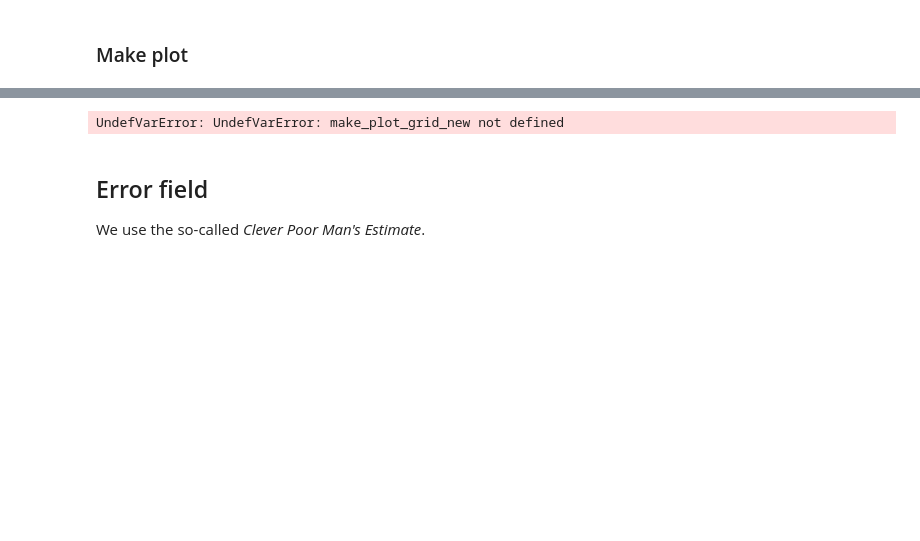
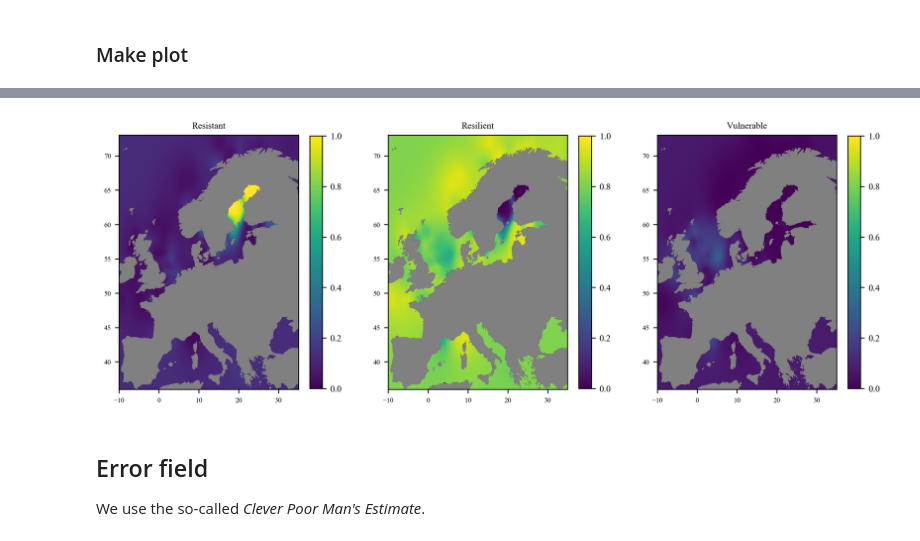
Before and after one commit to gher-uliege/DIVAndNN.jl, a Jupyter notebook: notebooks/make_benthos_products.ipynb, the cells around one changed output, grey strips where cells are left out. Drawn from its saved outputs; the diff is of its cells as text; code cells hidden in the pictures; blank space fills up the shorter version.

```diff
--- a/notebooks/make_benthos_products.ipynb
+++ b/notebooks/make_benthos_products.ipynb
@@ -93,8 +165,8 @@ fi1rel, fi2rel, fi3rel, totalfield = make_analysis(obslon, obslat, g1, g2, g3);
 # %%
-make_plot_grid_new(fi1rel, fi2rel, fi3rel, totalfield; vmin=0., vmax=1.)
-PyPlot.savefig(joinpath("../figures/Benthos_Total_densities_ab.png"), dpi=300, bbox_inches="tight")
+make_plot_grid4(fi1rel, fi2rel, fi3rel, vmin=0., vmax=1.)
+# PyPlot.savefig(joinpath("../figures/Benthos_Total_densities_ab3.png"), dpi=300, bbox_inches="tight")
 # %% [output]
-UndefVarError: UndefVarError: make_plot_grid_new not defined
+[figure, added]
 # %% [markdown]
 ## Error field
 We use the so-called *Clever Poor Man's Estimate*.
```
Also changed, not shown: parts of 20 cells of this notebook.
